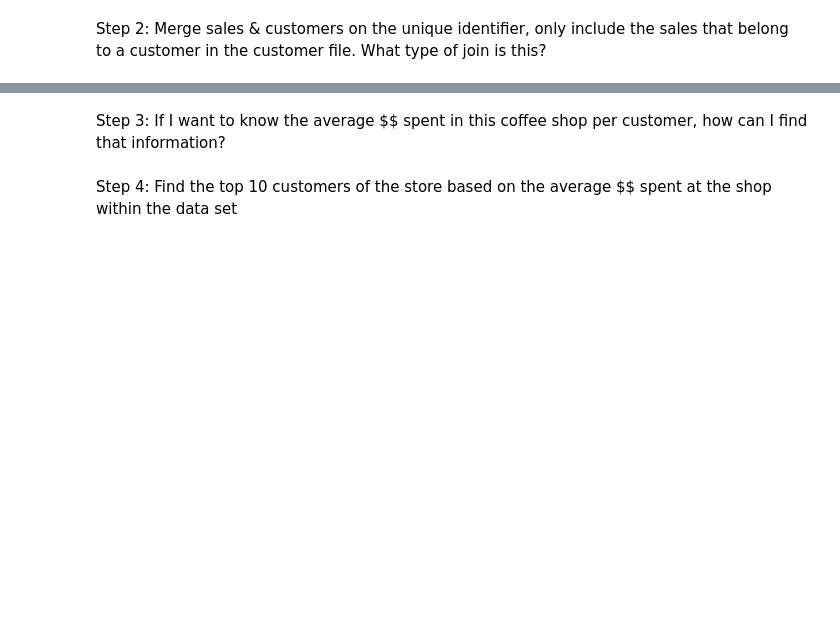
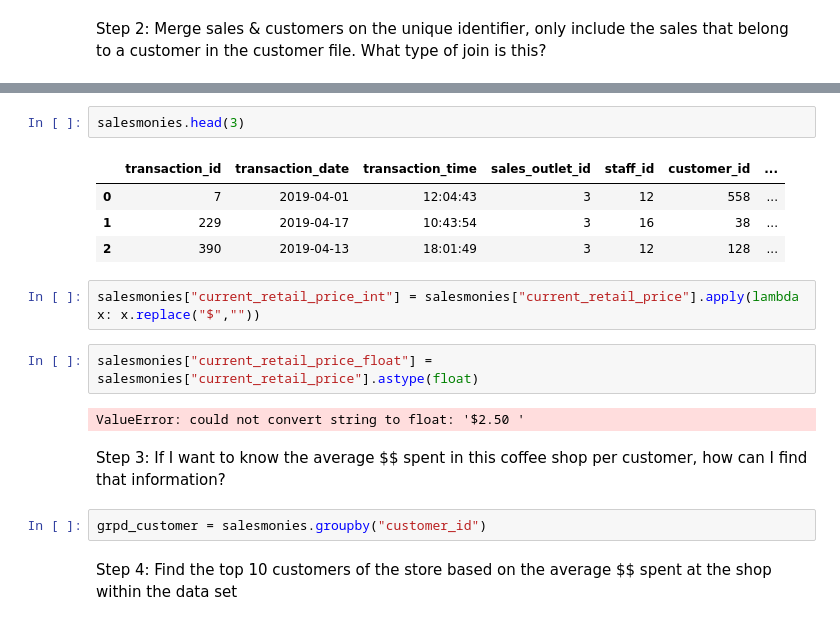
Before and after one commit to dolancode/info450, a Jupyter notebook: Class12Code.ipynb, the cells around one changed output, grey strips where cells are left out. Saved outputs shown, nothing was run; the diff lists cells and outputs as text; blank space fills up the shorter version.

```diff
--- a/Class12Code.ipynb
+++ b/Class12Code.ipynb
@@ -305,5 +335,20 @@ What type of join is this?
+# %%
+salesmonies.head(3)
+# %% [output]
+|  | transaction_id | transaction_date | transaction_time | sales_outlet_id | staff_id | customer_id | ... |
+| 0 | 7 | 2019-04-01 | 12:04:43 | 3 | 12 | 558 | ... |
+| 1 | 229 | 2019-04-17 | 10:43:54 | 3 | 16 | 38 | ... |
+| 2 | 390 | 2019-04-13 | 18:01:49 | 3 | 12 | 128 | ... |
+# %%
+salesmonies["current_retail_price_int"] = salesmonies["current_retail_price"].apply(lambda x: x.replace("$",""))
+# %%
+salesmonies["current_retail_price_float"] = salesmonies["current_retail_price"].astype(float)
+# %% [output]
+ValueError: could not convert string to float: '$2.50 '
 # %% [markdown]
 Step 3: If I want to know the average $$ spent in this coffee shop per customer, how can I find that information?
+# %%
+grpd_customer = salesmonies.groupby("customer_id")
 # %% [markdown]
 Step 4: Find the top 10 customers of the store based on the average $$ spent at the shop within the data set
 # %% [markdown]
```
Also changed, not shown: parts of 8 cells of this notebook, 3 other files.
